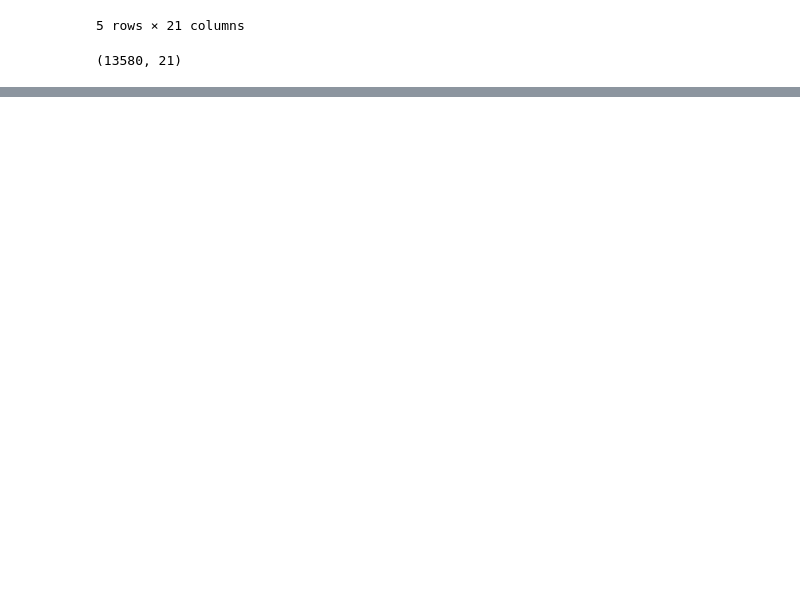
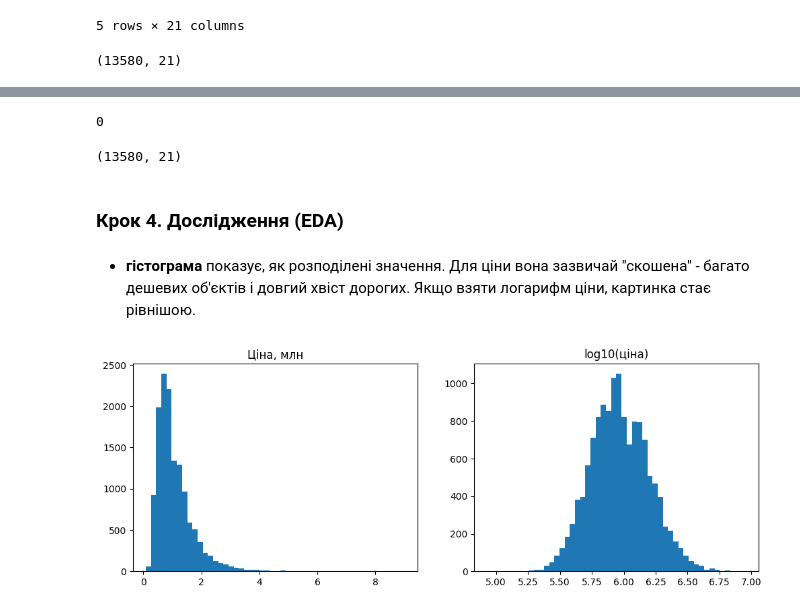
Before and after one commit to NatalieAleksandrova2026/Melbourne-housing-DTA, a Jupyter notebook: notebooks/melbourne_housing.ipynb, the cells around one changed output, grey strips where cells are left out. Saved outputs shown, nothing was run; the diff lists cells and outputs as text; code cells hidden in the pictures; blank space fills up the shorter version.

```diff
--- a/notebooks/melbourne_housing.ipynb
+++ b/notebooks/melbourne_housing.ipynb
@@ -36,0 +86,4 @@ df.shape
+# %%
+df = df.loc[:, ~df.columns.str.match(r'^Unnamed')]
+# %%
+df['Postcode'] = df['Postcode'].astype('string')
@@ -36,0 +194,3 @@ df.shape
+# %%
+df.loc[df['Landsize'] == 0, 'Landsize'] = np.nan
+df.loc[df['BuildingArea'] == 0, 'BuildingArea'] = np.nan
@@ -36,0 +218,26 @@ df.shape
+# %%
+df.loc[df["YearBuilt"] < 1800, "YearBuilt"] = np.nan
+# %%
+print(df.duplicated().sum())
+# %% [output]
+0
+# %%
+df.shape
+# %% [output]
+(13580, 21)
+# %% [markdown]
+### Крок 4. Дослідження (EDA)
+# %% [markdown]
+- **гістограма** показує, як розподілені значення. Для ціни вона зазвичай "скошена" - багато дешевих об'єктів і довгий хвіст дорогих. Якщо взяти логарифм ціни, картинка стає рівнішою.
+# %%
+fig, ax = plt.subplots(1, 2, figsize=(12, 4))
+
+ax[0].hist(df["Price"] / 1e6, bins=50)
+ax[0].set_title("Ціна, млн")
+
+ax[1].hist(np.log10(df["Price"]), bins=50)
+ax[1].set_title("log10(ціна)")
+
+plt.show()
+# %% [output]
+[figure, added]
```
Also changed, not shown: parts of 27 cells of this notebook.
